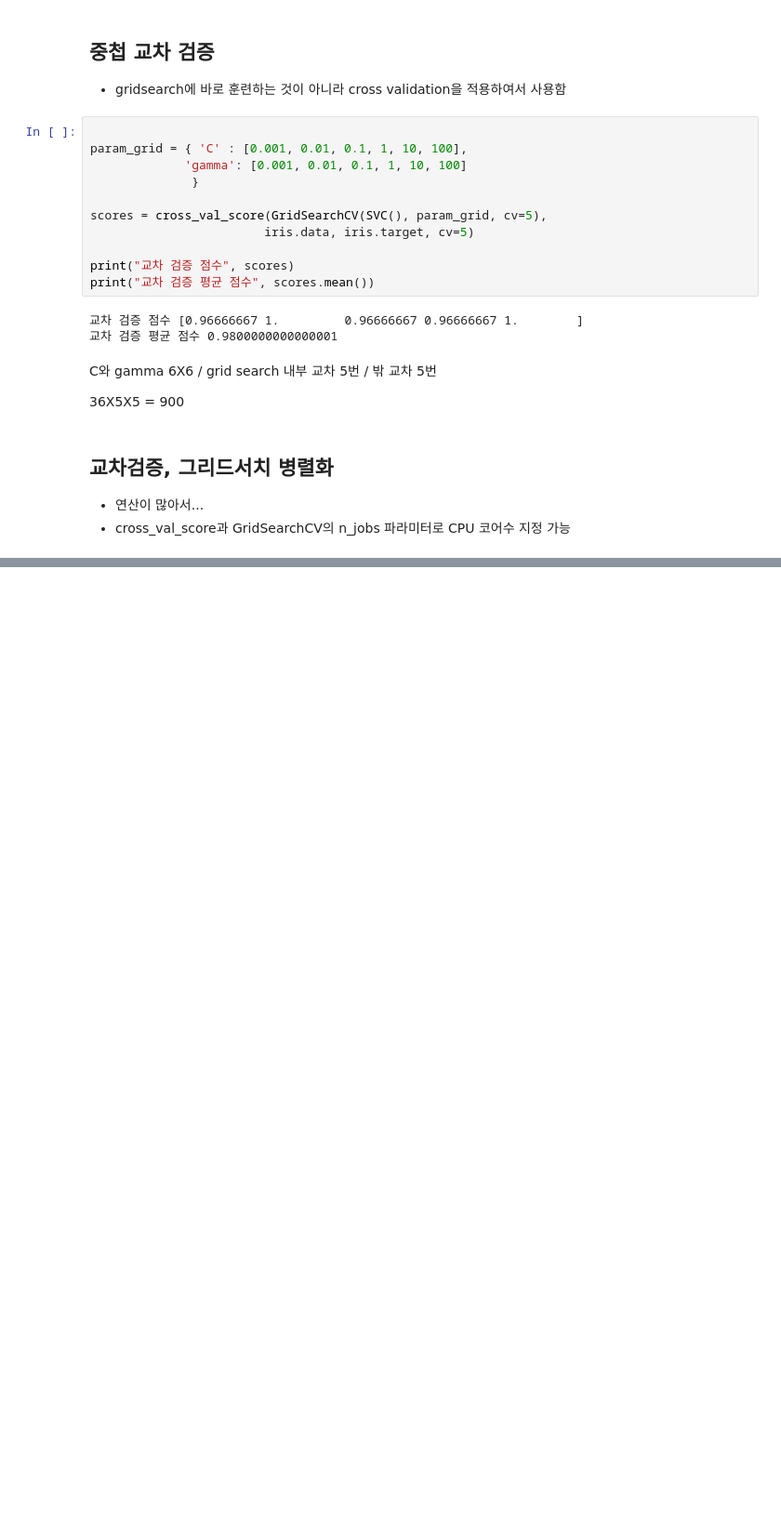
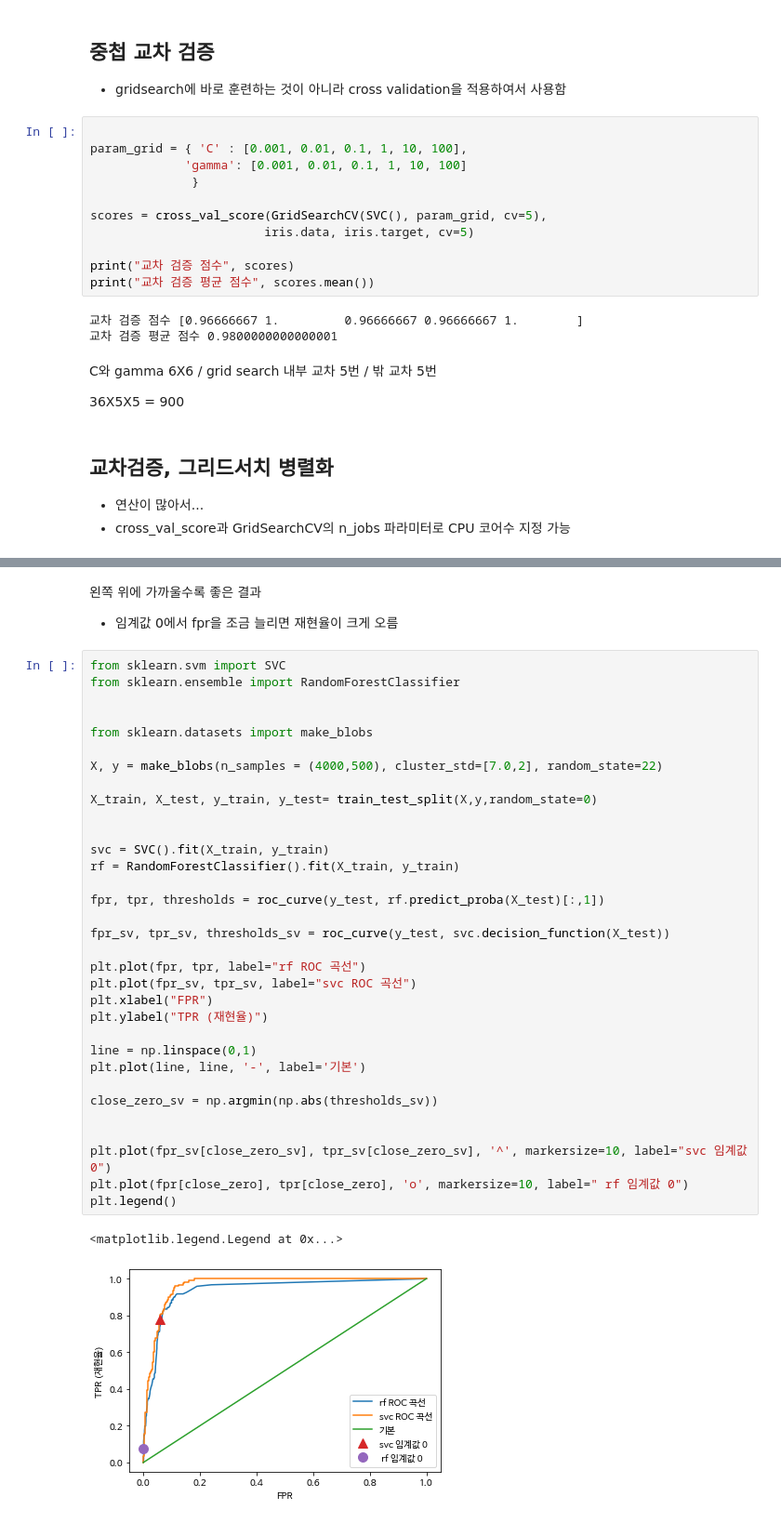
Before and after one commit to comet08/Machine_Learning, a Jupyter notebook: 9주차/ModelEvaluation.ipynb, the cells around one changed output, grey strips where cells are left out. Shown: that part at 93% size. Cells and saved outputs as stored; diff of their text form; blank space fills up the shorter version.

```diff
--- a/9주차/ModelEvaluation.ipynb
+++ b/9주차/ModelEvaluation.ipynb
@@ -510,0 +715,40 @@ C와 gamma 6X6 / grid search 내부 교차 5번 / 밖 교차 5번
+# %% [markdown]
+왼쪽 위에 가까울수록 좋은 결과
+
+- 임계값 0에서 fpr을 조금 늘리면 재현율이 크게 오름
+# %%
+from sklearn.svm import SVC
+from sklearn.ensemble import RandomForestClassifier
+
+
+from sklearn.datasets import make_blobs
+
+X, y = make_blobs(n_samples = (4000,500), cluster_std=[7.0,2], random_state=22)
+
+X_train, X_test, y_train, y_test= train_test_split(X,y,random_state=0)
+
+
+svc = SVC().fit(X_train, y_train)
+rf = RandomForestClassifier().fit(X_train, y_train)
+
+fpr, tpr, thresholds = roc_curve(y_test, rf.predict_proba(X_test)[:,1])
+
+fpr_sv, tpr_sv, thresholds_sv = roc_curve(y_test, svc.decision_function(X_test))
+
+plt.plot(fpr, tpr, label="rf ROC 곡선")
+plt.plot(fpr_sv, tpr_sv, label="svc ROC 곡선")
+plt.xlabel("FPR")
+plt.ylabel("TPR (재현율)")
+
+line = np.linspace(0,1)
+plt.plot(line, line, '-', label='기본')
+
+close_zero_sv = np.argmin(np.abs(thresholds_sv))
+
+
+plt.plot(fpr_sv[close_zero_sv], tpr_sv[close_zero_sv], '^', markersize=10, label="svc 임계값 0")
+plt.plot(fpr[close_zero], tpr[close_zero], 'o', markersize=10, label=" rf 임계값 0")
+plt.legend()
+# %% [output]
+<matplotlib.legend.Legend at 0x...>
+[figure, added]
```
Also changed, not shown: parts of 38 cells of this notebook.
